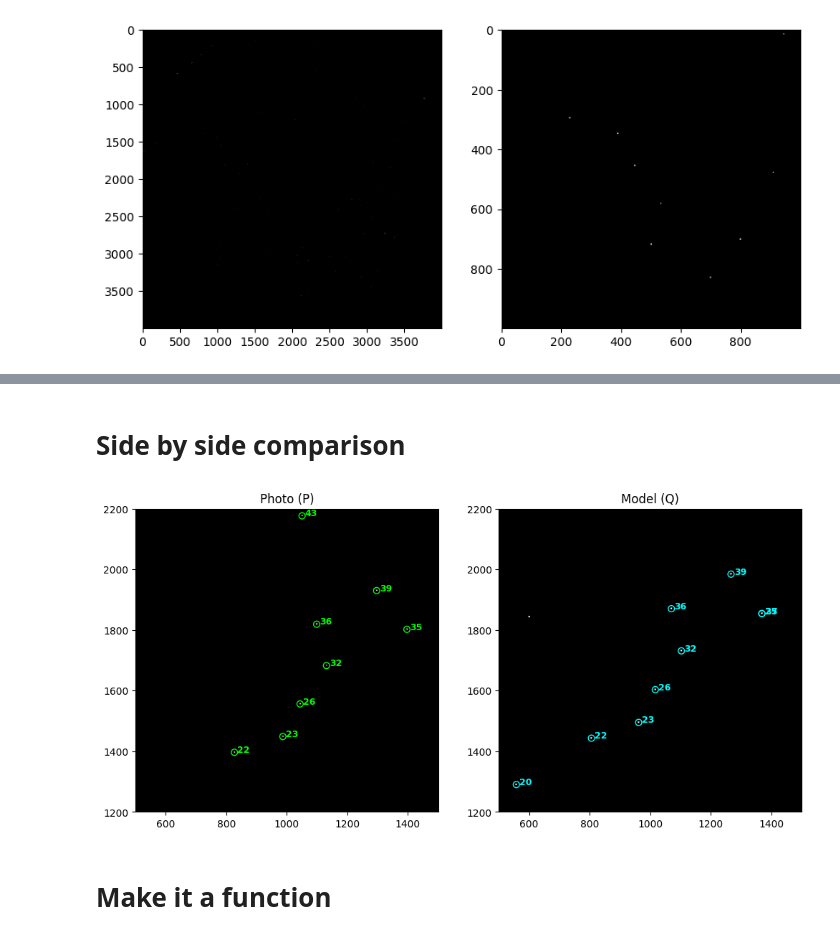
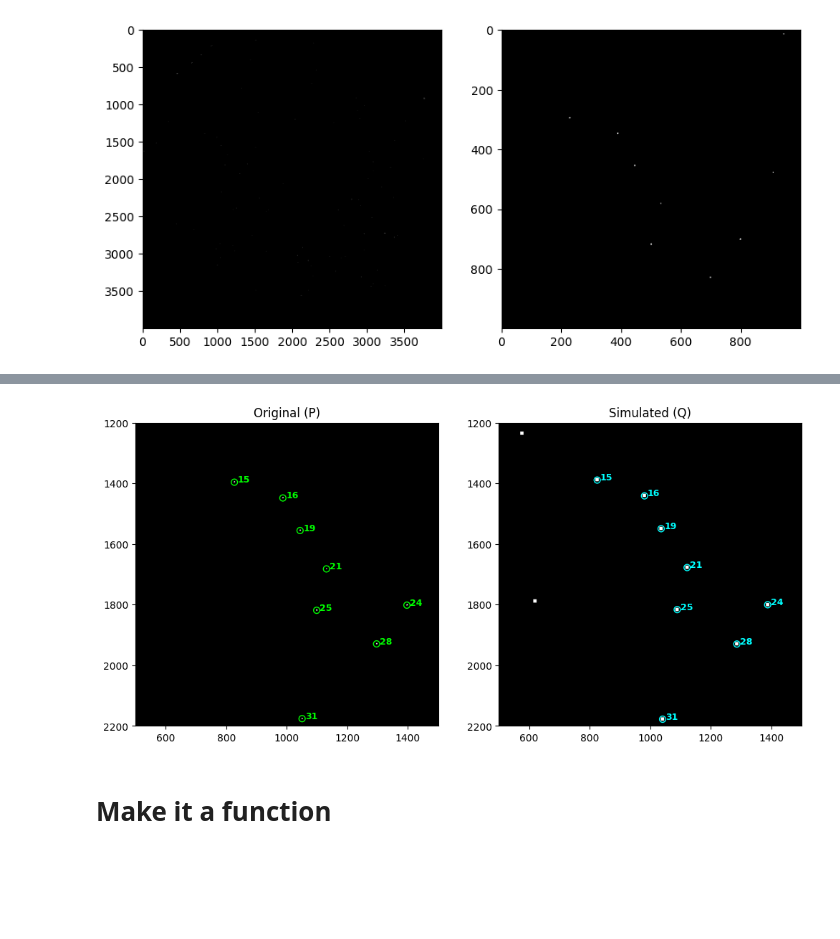
Before and after one commit to nina-ss/asi-starfield-calibration, a Jupyter notebook: notebook.ipynb, the cells around one changed output, grey strips where cells are left out. Cells and saved outputs as stored; diff of their text form; code cells hidden in the pictures; blank space fills up the shorter version.

```diff
--- a/notebook.ipynb
+++ b/notebook.ipynb
@@ -45,6 +50,7 @@ ax[1].imshow(ori_img_binary[1100:2100, 600:1600], cmap='gray')  # we zoom in on
 <matplotlib.image.AxesImage at 0x...>
 [figure]
 # %%
-# Extract the star location using centroid detection
+# Extract the star location matrix P using centroid detection
 
-P = st.get_star_centroids(ori_img_binary)
+P = st.get_star_centroids(ori_img_binary, min_area=3, max_area=200)
+print(P.shape) # (number of stars, xy-coordinates)
@@ -194,11 +169,12 @@ jStar = np.argmin(D, axis = 1)
 # %%
+# Check matched pairs in original image
+
 plt.figure(figsize=(12, 12))
-plt.imshow(img_data, cmap='gray')
-plt.title("Photo stars (P) with match labels")
+plt.imshow(ori_img_binary, cmap='gray')
+plt.title("Original stars (P) with match labels")
 plt.axis('off')
 
-# Plot and label only the matched subset
-for idx, (i, j, dist) in enumerate(filtered):
+for idx, (i, j, dist_ij) in enumerate(filtered_matches):
     x, y = P[int(i)]
     plt.scatter(x, y, s=40, edgecolors='lime', facecolors='none')
     plt.text(x + 10, y, f"{idx}", color='lime', fontsize=10, fontweight='bold')
@@ -207,10 +183,12 @@ for idx, (i, j, dist) in enumerate(filtered):
 # %%
+# Check matched pairs in the simulated image
+
 plt.figure(figsize=(12, 12))
-plt.imshow(img_model_dilated, cmap='gray')
-plt.title("Model stars (Q) with match labels")
+plt.imshow(sim_img_distorted, cmap='gray')
+plt.title("Simulated stars (Q) with match labels")
 plt.axis('off')
 
-for idx, (i, j, dist) in enumerate(filtered):
+for idx, (i, j, dist_ij) in enumerate(filtered_matches):
     x, y = Q[int(j)]
     plt.scatter(x, y, s=40, edgecolors='cyan', facecolors='none')
     plt.text(x + 10, y, f"{idx}", color='cyan', fontsize=10, fontweight='bold')
@@ -219,32 +197,32 @@ for idx, (i, j, dist) in enumerate(filtered):
-# %% [markdown]
-# **Side by side comparison**
 # %%
+# Visually evaluate matching on a ground-truth we know: The Big Dipper
+
 fig, axes = plt.subplots(1, 2, figsize=(12,6))
 
-# Left: photo image
-axes[0].imshow(img_data, cmap='gray')
-axes[0].set_title("Photo (P)")
+# Left: original image
+axes[0].imshow(ori_img_binary, cmap='gray')
+axes[0].set_title("Original (P)")
 axes[0].set_xlim(500, 1500)
-axes[0].set_ylim(1200, 2200)
-for idx, (i, j, dist) in enumerate(filtered):
+axes[0].set_ylim(2200, 1200)
+for idx, (i, j, dist_ij) in enumerate(filtered_matches):
     x, y = P[int(i)]
     if (x >= 500) and (x <= 1500) and (y >= 1200) and (y <= 2200):
         axes[0].scatter(x, y, s=40, edgecolors='lime', facecolors='none')
         axes[0].text(x + 10, y, f"{idx}", color='lime', fontsize=9, fontweight='bold')
 
-# Right: model image
-axes[1].imshow(img_model_dilated, cmap='gray')
-axes[1].set_title("Model (Q)")
+# Right: simulated image
+axes[1].imshow(sim_img_distorted, cmap='gray')
+axes[1].set_title("Simulated (Q)")
 axes[1].set_xlim(500, 1500)
-axes[1].set_ylim(1200, 2200)
-for idx, (i, j, dist) in enumerate(filtered):
+axes[1].set_ylim(2200, 1200)
+for idx, (i, j, dist_ij) in enumerate(filtered_matches):
     x, y = Q[int(j)]
     if (x >= 500) and (x <= 1500) and (y >= 1200) and (y <= 2200):
         axes[1].scatter(x, y, s=40, edgecolors='cyan', facecolors='none')
         axes[1].text(x + 10, y, f"{idx}", color='cyan', fontsize=9, fontweight='bold')
 
 plt.show()
 # %% [output]
-[figure, old version]
+[figure, new version]
 # %% [markdown]
 # **Make it a function**
```
Also changed, not shown: parts of 35 cells of this notebook, 1 other file.
